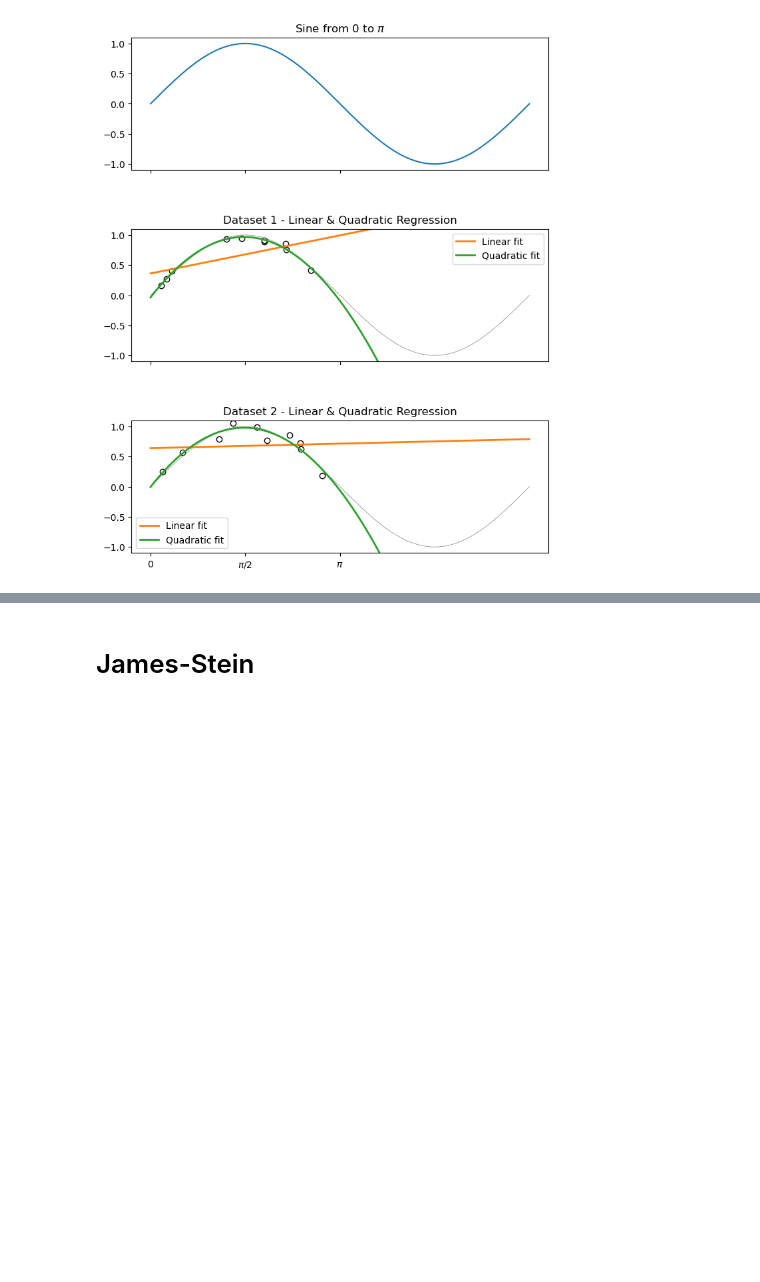
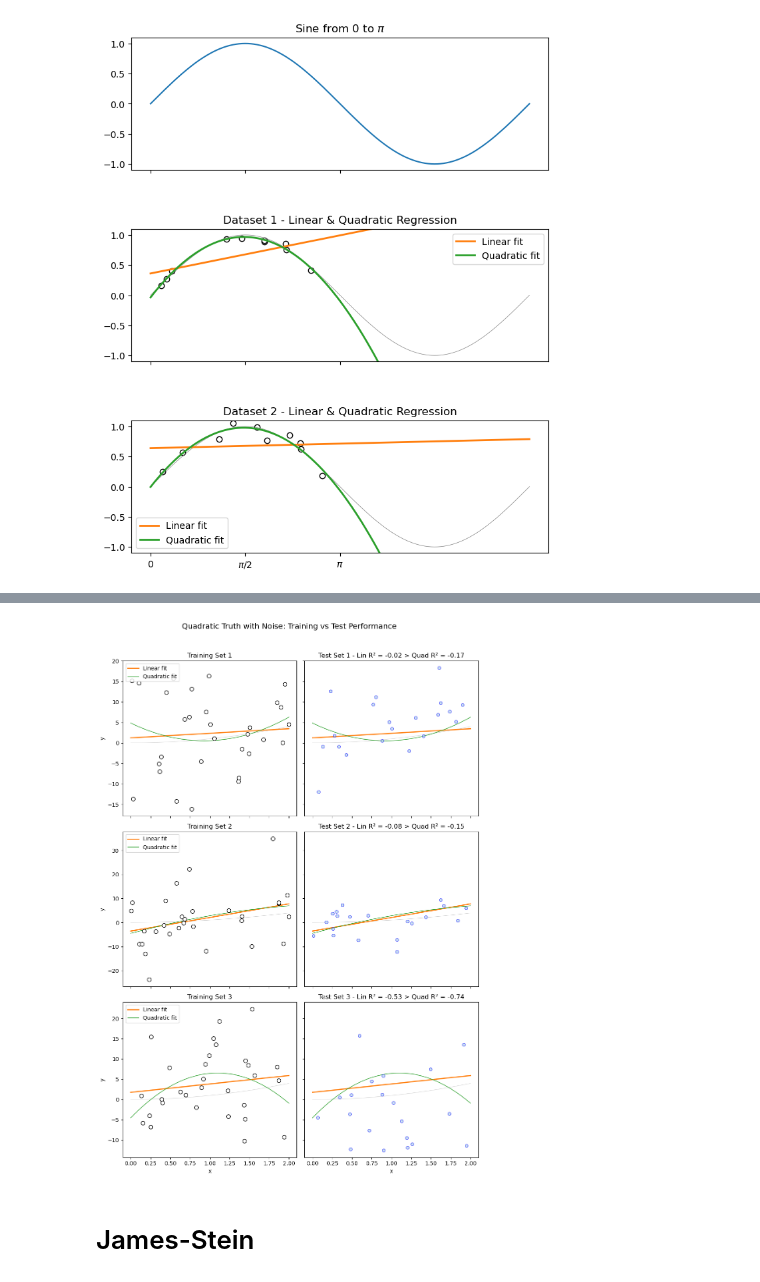
Before and after one commit to alexanderthclark/pols4728, a Jupyter notebook: book/chapters/predictive.ipynb, the cells around one changed output, grey strips where cells are left out. Saved outputs shown, nothing was run; the diff lists cells and outputs as text; code cells hidden in the pictures; blank space fills up the shorter version.

```diff
--- a/book/chapters/predictive.ipynb
+++ b/book/chapters/predictive.ipynb
@@ -214,14 +219,14 @@ import numpy as np
 import matplotlib.pyplot as plt
 np.random.seed(11)
 
-x = np.linspace(0, np.pi, 1_000)
+#x = np.linspace(0, np.pi, 1_000)
 x = np.linspace(0, 2*np.pi, 2_000)
 y = np.sin(x)
 n_axs = 3
 fig, axs = plt.subplots(n_axs,1, figsize=(7,9), sharex=True, sharey=True)
 ax = axs[0]
 ax.set_aspect(1)
-ax.plot(x_long, np.sin(x_long))
+ax.plot(x, np.sin(x))
 ax.set_title(r"Sine from 0 to $\pi$")
 ax.set_xticks([0, np.pi/2, np.pi])
 ax.set_xticklabels(['0', r"$\pi/2$", r"$\pi$"])
@@ -238,17 +243,17 @@ for i in range(n_sims):
     if 0 < i < n_axs:
         ax = axs[i]
         ax.set_aspect(1)
-        ax.plot(x_long,np.sin(x_long), lw=0.5, color='gray')
+        ax.plot(x,np.sin(x), lw=0.5, color='gray')
         ax.scatter(x0, y0, ec='black', fc='white')
 
         # Add both linear and quadratic regression for axs[1] and axs[2]
         p1 = np.polyfit(x0, y0, 1)
         y_lin = np.polyval(p1, x)
-        ax.plot(x, y_lin, 'r-', label='Linear fit', lw=2, color='C1')
+        ax.plot(x, y_lin, label='Linear fit', lw=2, color='C1')
 
         p2 = np.polyfit(x0, y0, 2)
         y_quad = np.polyval(p2, x)
-        ax.plot(x, y_quad, 'g-', label='Quadratic fit', lw=2, color='C2')
+        ax.plot(x, y_quad, label='Quadratic fit', lw=2, color='C2')
 
         ax.legend()
         ax.set_title(f"Dataset {i} - Linear & Quadratic Regression")
@@ -307,3 +281,90 @@ plt.show()
+# %%
+# hide code and hide output
+import numpy as np
+import matplotlib.pyplot as plt
+
+x = np.linspace(0, 2, 2_000)
+y = x**2  # True function
+n_axs = 3
+n_cols = 2
+
+
+fig, axs = plt.subplots(n_axs, n_cols, figsize=(10, 14), sharex='col', sharey='row')
+
+n = 30
+n_test = 20
+
+for i in range(0, n_axs):
+    # Generate training data
+    x_train = np.random.uniform(0, 2, size=n)
+    noise_train = np.random.normal(0, 10, size=n)
+    y_train = x_train**2 + noise_train  # FIXED: y = x^2 + noise
+
+    # Generate test data from same distribution
+    x_test = np.random.uniform(0, 2, size=n_test)
+    noise_test = np.random.normal(0, 6, size=n_test)
+    y_test = x_test**2 + noise_test  # FIXED: y = x^2 + noise
+
+    # Fit models on training data
+    p1 = np.polyfit(x_train, y_train, 1)
+    p2 = np.polyfit(x_train, y_train, 2)
+
+    # LEFT COLUMN: Training data
+    ax = axs[i, 0]
+    ax.plot(x, y, lw=0.5, color='gray', alpha=0.5) #, label='True: $y=x^2$')
+    ax.scatter(x_train, y_train, ec='black', fc='white', s=50, zorder=5)
+
+    y_lin = np.polyval(p1, x)
+    ax.plot(x, y_lin, label='Linear fit', lw=2, color='C1')
+
+    y_quad = np.polyval(p2, x)
+    ax.plot(x, y_quad, label='Quadratic fit', lw=1, color='C2')
+
+    ax.legend(loc='upper left')
+    ax.set_title(f"Training Set {i+1}")  # Removed R² values as requested
+
+    # RIGHT COLUMN: Test data
+    ax = axs[i, 1]
+    ax.plot(x, y, lw=0.5, color='gray', alpha=0.5, label='True: $y=x^2$')
+    ax.scatter(x_test, y_test, ec='blue', fc='lightblue', s=30, alpha=0.6, zorder=5)
+
+    # Apply fitted models to test data
+    ax.plot(x, y_lin, label='Linear pred', lw=2, color='C1')
+    ax.plot(x, y_quad, label='Quadratic pred', lw=1, color='C2')
+
+    # Calculate test R-squared
+    y_lin_test = np.polyval(p1, x_test)
+    y_quad_test = np.polyval(p2, x_test)
+
+    ss_tot_test = np.sum((y_test - np.mean(y_test))**2)
+    ss_res_lin_test = np.sum((y_test - y_lin_test)**2)
+    ss_res_quad_test = np.sum((y_test - y_quad_test)**2)
+
+    r2_lin_test = 1 - (ss_res_lin_test / ss_tot_test)
+    r2_quad_test = 1 - (ss_res_quad_test / ss_tot_test)
+
+    # Add comparison to title with R² values
+    if r2_quad_test > r2_lin_test:
+        title_text = f"Test Set {i+1} - Quad R² = {r2_quad_test:.2f} > Lin R² = {r2_lin_test:.2f}"
+    else:
+        title_text = f"Test Set {i+1} - Lin R² = {r2_lin_test:.2f} > Quad R² = {r2_quad_test:.2f}"
+
+    #ax.legend()
+    ax.set_title(title_text)
+
+# Set labels
+axs[0, 0].set_ylabel('y')
+axs[1, 0].set_ylabel('y')
+axs[2, 0].set_ylabel('y')
+axs[2, 0].set_xlabel('x')
+axs[2, 1].set_xlabel('x')
+
+plt.suptitle('Quadratic Truth with Noise: Training vs Test Performance', fontsize=14, y=1.02)
+plt.tight_layout()
+#plt.savefig("../assets/scatter_bias_variance.svg", transparent=False)
+plt.show()
+# %% [output]
+[figure, added]
 # %% [markdown]
 # James-Stein
 # %%
```
Also changed, not shown: parts of 3 cells of this notebook, 4 other files.
